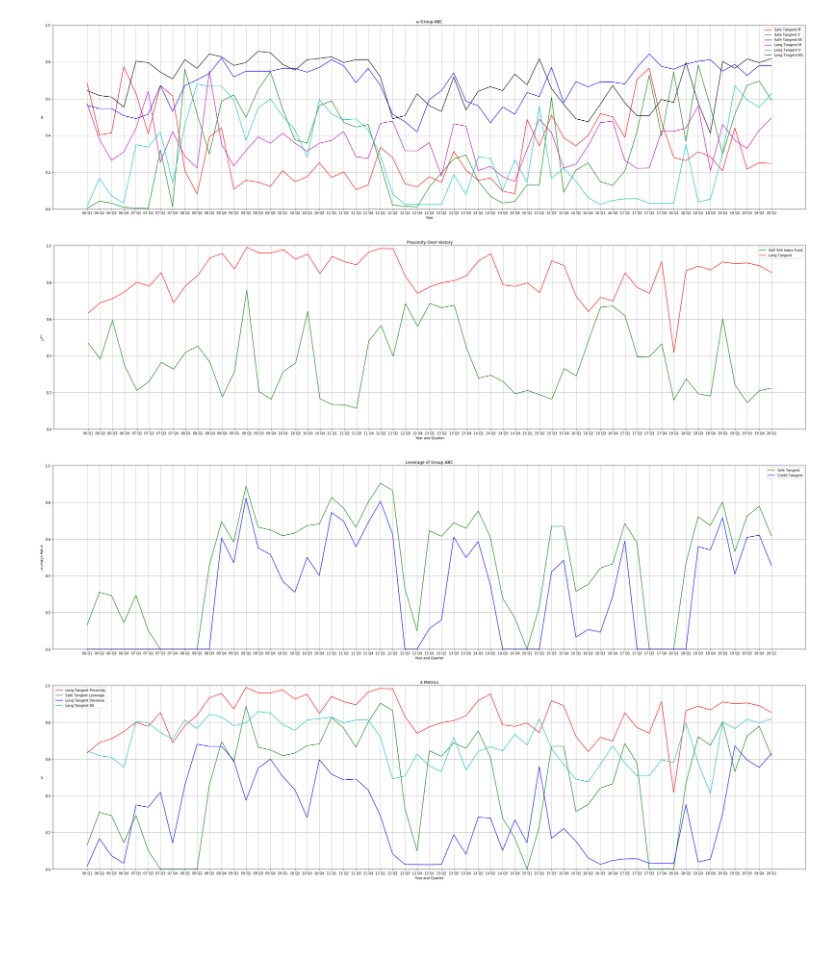
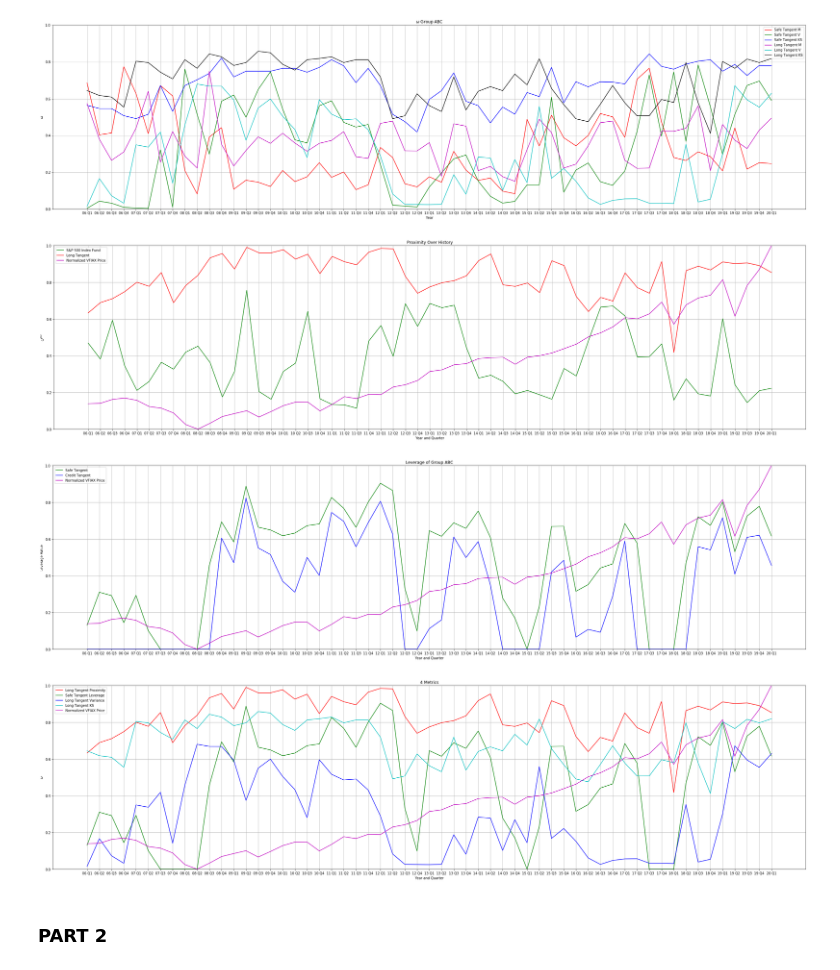
Before and after one commit to kwch3693/AMSC-Project-2, a Jupyter notebook: Project.ipynb, the cells around one changed output. Drawn from its saved outputs; the diff is of its cells as text; code cells hidden in the pictures; blank space fills up the shorter version.

Commit message:
VFIAX added

```diff
--- a/Project.ipynb
+++ b/Project.ipynb
@@ -256,6 +256,8 @@ groupABC = Portfolio(['VFIAX', 'VBTLX', 'VGSLX', 'VIMAX', 'VSMAX', 'VGHCX', 'AMZ
 # %%
 
 tangent_allocations = {'Safe': {}, 'Credit': {}, 'Long': {}}
+
+vfiax_price = []
 
 for rolling_index, (period_start, period_end) in enumerate(rolling_quarter_yearly):
     print(rolling_index, end=' ')
@@ -269,6 +271,10 @@ for rolling_index, (period_start, period_end) in enumerate(rolling_quarter_yearl
     tangent_allocations['Safe'][starting_year_and_quarter] = st_params
     tangent_allocations['Credit'][starting_year_and_quarter] = ct_params
     tangent_allocations['Long'][starting_year_and_quarter] = lt_params
+
+    vfiax_price.append(groupABC.data[period_start:period_end]['VFIAX'][-1])
+
+vfiax_price = (np.array(vfiax_price) - min(vfiax_price))/(max(vfiax_price) - min(vfiax_price))
 # %% [output]
 0 1 2 3 4 5 6 7 8 9 10 11 12 13 14 15 16 17 18 19 20 21 22 23 24 25 26 27 28 29 30 31 32 33 34 35 36 37 38 39 40 41 42 43 44 45 46 47 48 49 50 51 52 53 54 55 56 57 58 59
 # %%
@@ -458,34 +464,35 @@ def getProximityMetric(mean, Var, f_mean, f_var):
 vfiax_prx = []
 lt_prx = []
 for rolling_index, (period_start, period_end) in enumerate(rolling_quarter_yearly[:57]):
 
     cur_year_and_quarter = period_start[0:4] + ' Q' + str((rolling_index % 4) + 1)
 
     f_lt, v_lt, m_lt, nu_lt = tangent_allocations['Long'][cur_year_and_quarter]
 
     m, V = groupABC.get_mean_and_variance(period_start, period_end)
     _, sigma_mv, mu_mv, nu_as = groupABC.get_minimum_volatility_portfolio_parameters(period_start, period_end)
 
 
     omega_prx_sp = (sigma_mv**2 + ((m['VFIAX'] - mu_mv)/nu_as)**2)**0.5/ (V['VFIAX']['VFIAX'])**0.5
     omega_prx_lt = getProximityMetric(m, V, m_lt, v_lt)
 
     vfiax_prx.append(omega_prx_sp)
     lt_prx.append(omega_prx_lt)
 
 
 plt.figure(figsize=(40, 10))
 plt.plot(rolling_quarter_index, vfiax_prx, 'g', label = 'S&P 500 Index Fund')
 plt.plot(rolling_quarter_index, lt_prx, 'r', label = 'Long Tangent')
+plt.plot(rolling_quarter_index, vfiax_price, 'm', label='Normalized VFIAX Price')
 plt.title('Proximity Over History')
 plt.xlabel('Year and Quarter')
 plt.ylabel('$\omega^{prx}$')
 plt.ylim((0,1))
 plt.legend()
 plt.grid()
 plt.show()
 # %% [output]
-[figure, old version]
+[figure, new version]
 # %%
 st_lev = []
 ct_lev = []
@@ -511,18 +518,20 @@ for rolling_index, (period_start, period_end) in enumerate(rolling_quarter_yearl
     st_lev.append(st_leverage)
     ct_lev.append(ct_leverage)
 
+
 plt.figure(figsize=(40,10))
 plt.title('Leverage of Group ABC')
 plt.ylabel('Leverage Value')
 plt.xlabel('Year and Quarter')
 plt.plot(rolling_quarter_index, st_lev, 'g', label='Safe Tangent')
 plt.plot(rolling_quarter_index, ct_lev, 'b', label='Credit Tangent')
+plt.plot(rolling_quarter_index, vfiax_price, 'm', label='Normalized VFIAX Price')
 plt.ylim((0,1))
 plt.grid()
 plt.legend()
 plt.show()
 # %% [output]
-[figure, old version]
+[figure, new version]
 # %%
 
 plt.figure(figsize=(40,10))
@@ -531,6 +540,7 @@ plt.plot(rolling_quarter_index, lt_prx, 'r', label= 'Long Tangent Proximity')
 plt.plot(rolling_quarter_index, st_lev, 'g', label='Safe Tangent Leverage')
 plt.plot(rolling_quarter_index, omega_v_lt, 'b', label='Long Tangent Variance')
 plt.plot(rolling_quarter_index, omega_ks_lt, 'c', label='Long Tangent KS')
+plt.plot(rolling_quarter_index, vfiax_price, 'm', label='Normalized VFIAX Price')
 
 plt.ylabel('$\omega$')
 plt.xlabel('Year and Quarter')
@@ -540,4 +550,6 @@ plt.grid()
 plt.legend()
 plt.show()
 # %% [output]
-[figure, old version]
+[figure, new version]
+# %% [markdown]
+### PART 2
```
